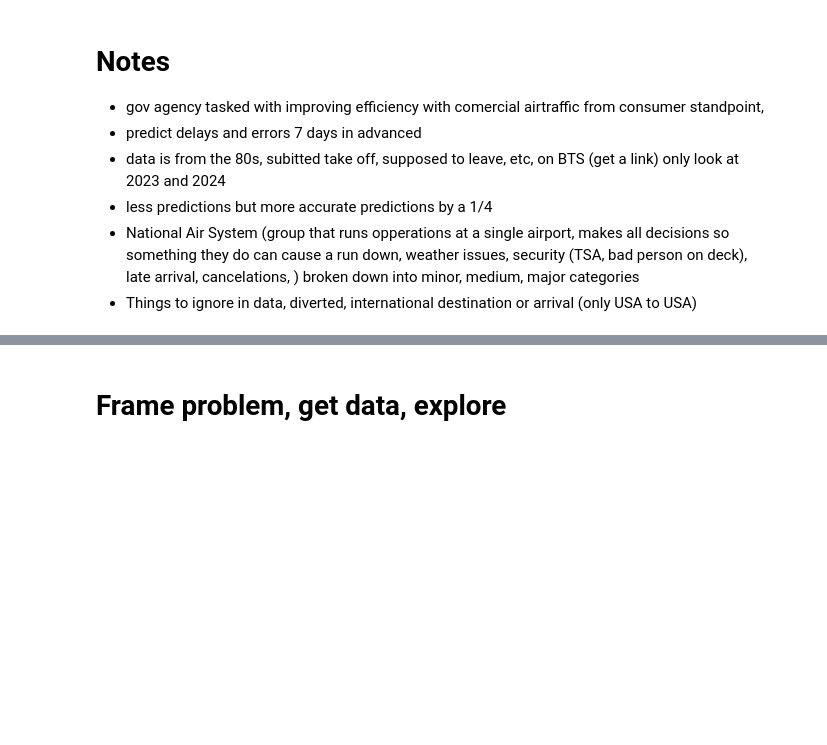
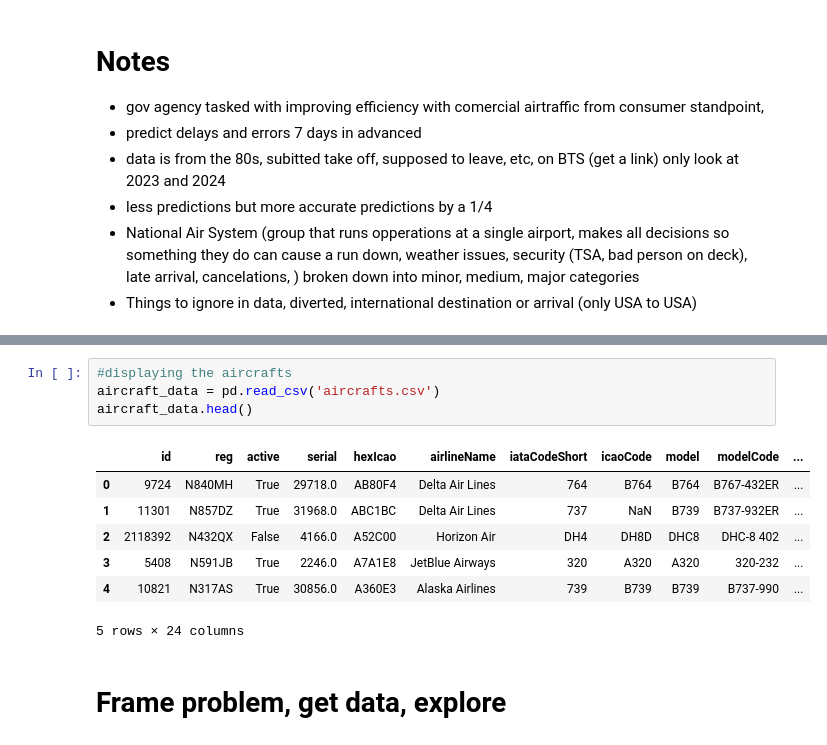
Before and after one commit to trevormgray/NN-Project, a Jupyter notebook: Flights.ipynb, the cells around one changed output, grey strips where cells are left out. Saved outputs shown, nothing was run; the diff lists cells and outputs as text; blank space fills up the shorter version.

```diff
--- a/Flights.ipynb
+++ b/Flights.ipynb
@@ -170,3 +170,15 @@ def download_weather_data(start_date, end_date, airport_code):
+# %%
+#displaying the aircrafts
+aircraft_data = pd.read_csv('aircrafts.csv')
+aircraft_data.head()
+# %% [output]
+|  | id | reg | active | serial | hexIcao | airlineName | iataCodeShort | icaoCode | model | modelCode | ... |
+| 0 | 9724 | N840MH | True | 29718.0 | AB80F4 | Delta Air Lines | 764 | B764 | B764 | B767-432ER | ... |
+| 1 | 11301 | N857DZ | True | 31968.0 | ABC1BC | Delta Air Lines | 737 | NaN | B739 | B737-932ER | ... |
+| 2 | 2118392 | N432QX | False | 4166.0 | A52C00 | Horizon Air | DH4 | DH8D | DHC8 | DHC-8 402 | ... |
+| 3 | 5408 | N591JB | True | 2246.0 | A7A1E8 | JetBlue Airways | 320 | A320 | A320 | 320-232 | ... |
+| 4 | 10821 | N317AS | True | 30856.0 | A360E3 | Alaska Airlines | 739 | B739 | B739 | B737-990 | ... |
+5 rows × 24 columns
 # %% [markdown]
 # Frame problem, get data, explore
 # %% [markdown]
```
Also changed, not shown: parts of 16 cells of this notebook, 1 other file.
